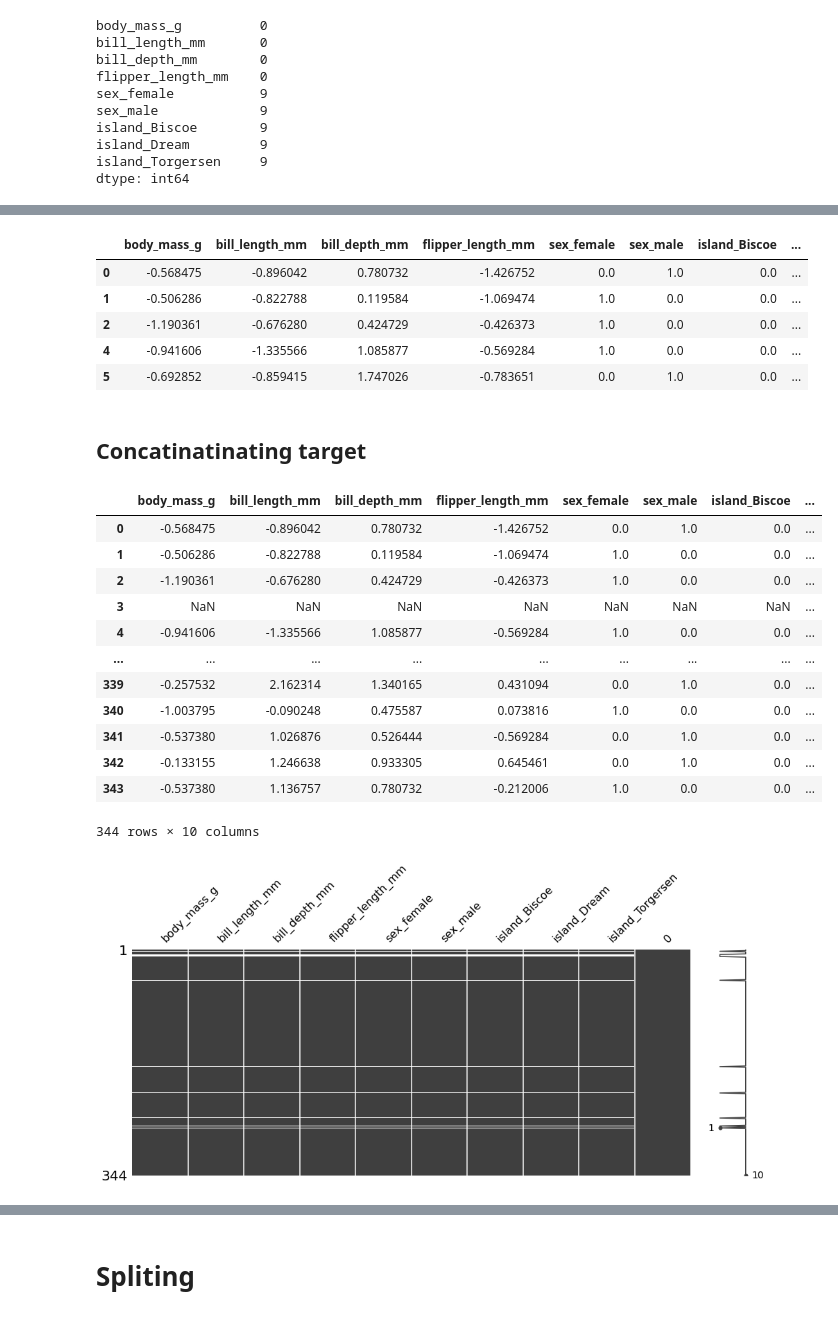
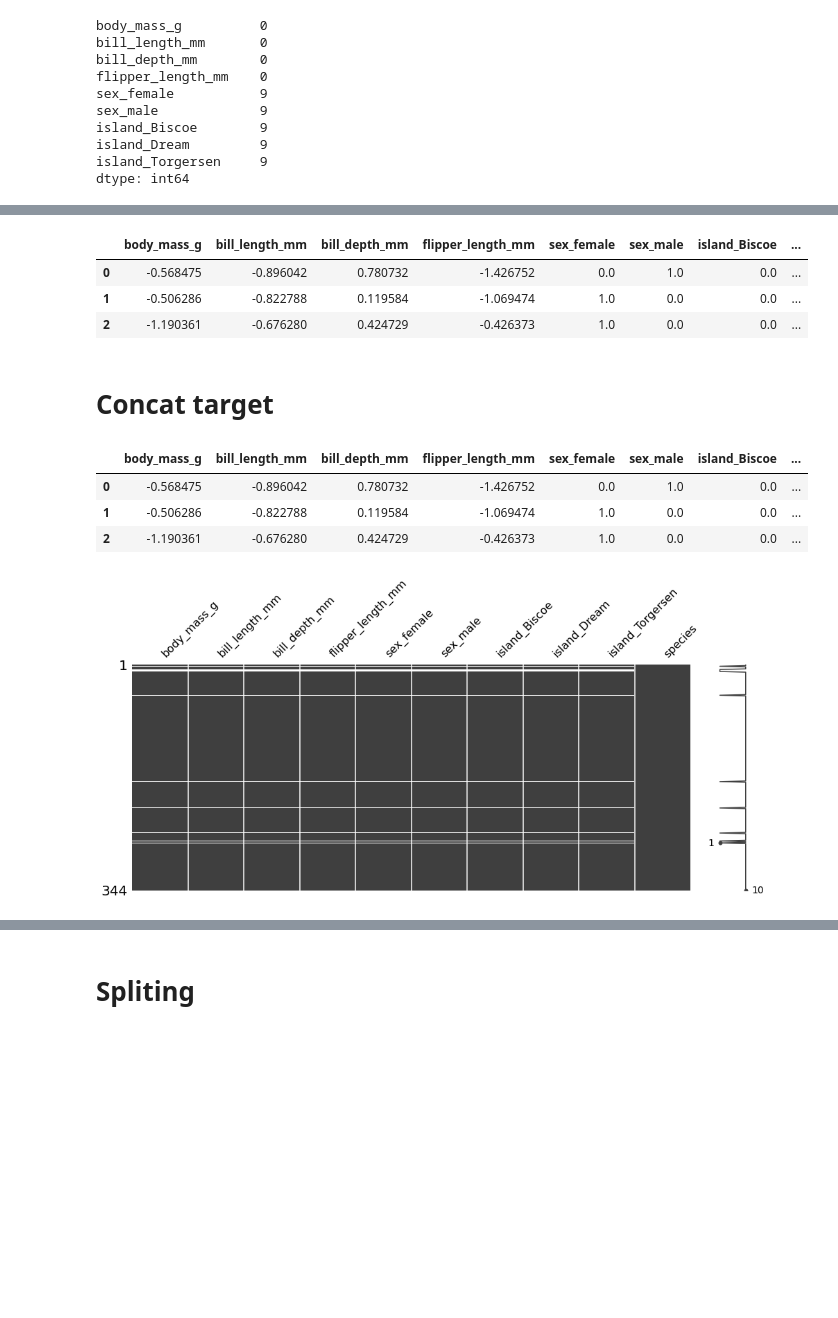
Before and after one commit to catharzis/penguins, a Jupyter notebook: Penguins.ipynb, the cells around one changed output, grey strips where cells are left out. Saved outputs shown, nothing was run; the diff lists cells and outputs as text; code cells hidden in the pictures; blank space fills up the shorter version.

```diff
--- a/Penguins.ipynb
+++ b/Penguins.ipynb
@@ -574,4 +655,4 @@ encoded_target = le.transform(list_of_target)
 # %%
-# encoded target series
-encoded_target_series = pd.Series(encoded_target)
+# as a series
+encoded_target_series = pd.Series(encoded_target, name='species')
 # %%
@@ -716,0 +733,3 @@ new_df
+# %%
+list_of_nums = list(df.describe().columns) # fast get num features
+list_of_nums
@@ -720,4 +741,4 @@ from sklearn.preprocessing import StandardScaler
 scale = StandardScaler()
 new_df_scaled = new_df.copy()
 
-new_df_scaled[['body_mass_g','bill_length_mm','bill_depth_mm','flipper_length_mm']]= scale.fit_transform(new_df_scaled[['body_mass_g','bill_length_mm','bill_depth_mm','flipper_length_mm']])
+new_df_scaled[list_of_nums] = scale.fit_transform(new_df_scaled[list_of_nums])
@@ -733,37 +747,26 @@ new_df_scaled[['body_mass_g','bill_length_mm','bill_depth_mm','flipper_length_mm
 # min_max_scaler = MinMaxScaler()
 # new_df = min_max_scaler.fit_transform(new_df[['Age','SibSp','Parch','norm_fare']])
 # %%
-new_df_scaled.head(5)
+new_df_scaled.head(3)
 # %% [output]
 |  | body_mass_g | bill_length_mm | bill_depth_mm | flipper_length_mm | sex_female | sex_male | island_Biscoe | ... |
 | 0 | -0.568475 | -0.896042 | 0.780732 | -1.426752 | 0.0 | 1.0 | 0.0 | ... |
 | 1 | -0.506286 | -0.822788 | 0.119584 | -1.069474 | 1.0 | 0.0 | 0.0 | ... |
 | 2 | -1.190361 | -0.676280 | 0.424729 | -0.426373 | 1.0 | 0.0 | 0.0 | ... |
-| 4 | -0.941606 | -1.335566 | 1.085877 | -0.569284 | 1.0 | 0.0 | 0.0 | ... |
-| 5 | -0.692852 | -0.859415 | 1.747026 | -0.783651 | 0.0 | 1.0 | 0.0 | ... |
 # %% [markdown]
-## Concatinatinating target
+# Concat target
 # %%
 prepared_data = pd.concat([new_df_scaled, df_target_encoded], axis=1)
-prepared_data
+prepared_data.head(3)
 # %% [output]
 |  | body_mass_g | bill_length_mm | bill_depth_mm | flipper_length_mm | sex_female | sex_male | island_Biscoe | ... |
 | 0 | -0.568475 | -0.896042 | 0.780732 | -1.426752 | 0.0 | 1.0 | 0.0 | ... |
 | 1 | -0.506286 | -0.822788 | 0.119584 | -1.069474 | 1.0 | 0.0 | 0.0 | ... |
 | 2 | -1.190361 | -0.676280 | 0.424729 | -0.426373 | 1.0 | 0.0 | 0.0 | ... |
-| 3 | NaN | NaN | NaN | NaN | NaN | NaN | NaN | ... |
-| 4 | -0.941606 | -1.335566 | 1.085877 | -0.569284 | 1.0 | 0.0 | 0.0 | ... |
-| ... | ... | ... | ... | ... | ... | ... | ... | ... |
-| 339 | -0.257532 | 2.162314 | 1.340165 | 0.431094 | 0.0 | 1.0 | 0.0 | ... |
-| 340 | -1.003795 | -0.090248 | 0.475587 | 0.073816 | 1.0 | 0.0 | 0.0 | ... |
-| 341 | -0.537380 | 1.026876 | 0.526444 | -0.569284 | 0.0 | 1.0 | 0.0 | ... |
-| 342 | -0.133155 | 1.246638 | 0.933305 | 0.645461 | 0.0 | 1.0 | 0.0 | ... |
-| 343 | -0.537380 | 1.136757 | 0.780732 | -0.212006 | 1.0 | 0.0 | 0.0 | ... |
-344 rows × 10 columns
 # %%
 msno.matrix(prepared_data, figsize=(16, 6));
 # %% [output]
-[figure, old version]
+[figure, new version]
 # %%
 prepared_data.dropna(inplace=True) # Удаляем строчки с пустыми значениями, если потом останется достаточно данных для обучения
 # %%
```
Also changed, not shown: parts of 83 cells of this notebook.
